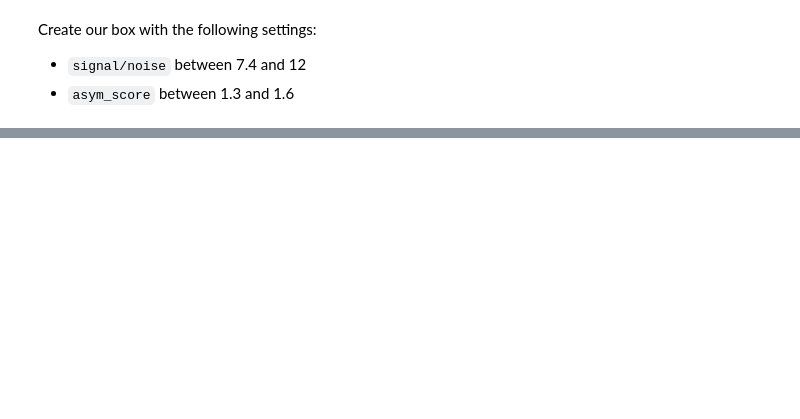
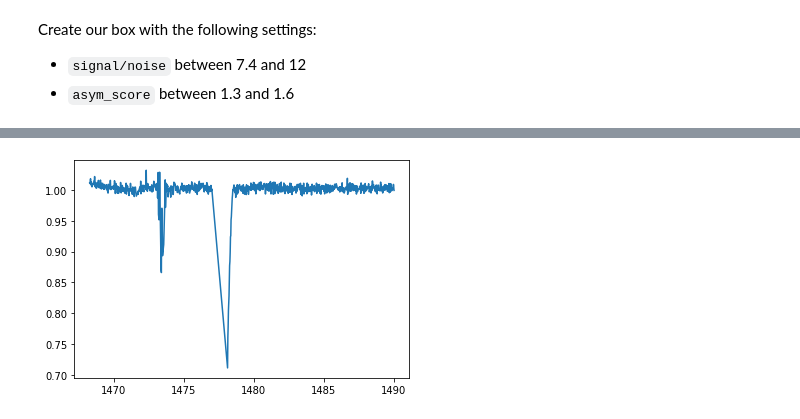
Before and after one commit to azibn/automated_exocomet_hunt, a Jupyter notebook: Notebooks/output_analysis.ipynb, the cells around one changed output, grey strips where cells are left out. Saved outputs shown, nothing was run; the diff lists cells and outputs as text; code cells hidden in the pictures; blank space fills up the shorter version.

```diff
--- a/Notebooks/output_analysis.ipynb
+++ b/Notebooks/output_analysis.ipynb
@@ -151,0 +187,22 @@ for i in to_import:
+# %%
+test = pd.read_pickle('/storage/astro2/phrdhx/tesslcs/tesslcs_sector_6_104/tesslcs_tmag_14_15/tesslc_140343344.pkl')
+# %%
+test_lc = test[6:]
+# %%
+columns = [
+        "time",
+        "raw flux",
+        "corrected flux",
+        "PCA flux",
+        "flux error",
+        "quality",
+    ]
+test_lc = pd.DataFrame(data=test_lc).T
+test_lc.columns = columns
+# %%
+q = test_lc.quality == 0
+# %%
+plt.plot(test_lc.time[q],normalise_lc(test_lc['corrected flux'][q]))
+plt.show()
+# %% [output]
+[figure, added]
```
Also changed, not shown: parts of 32 cells of this notebook, 1 other file.
